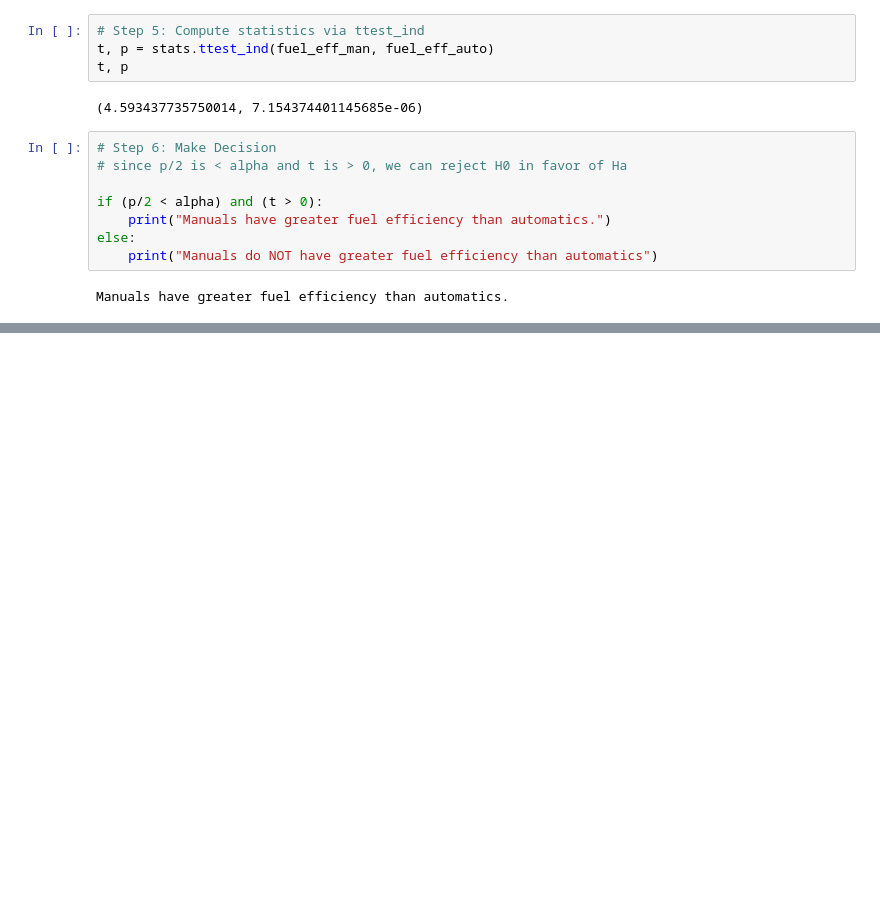
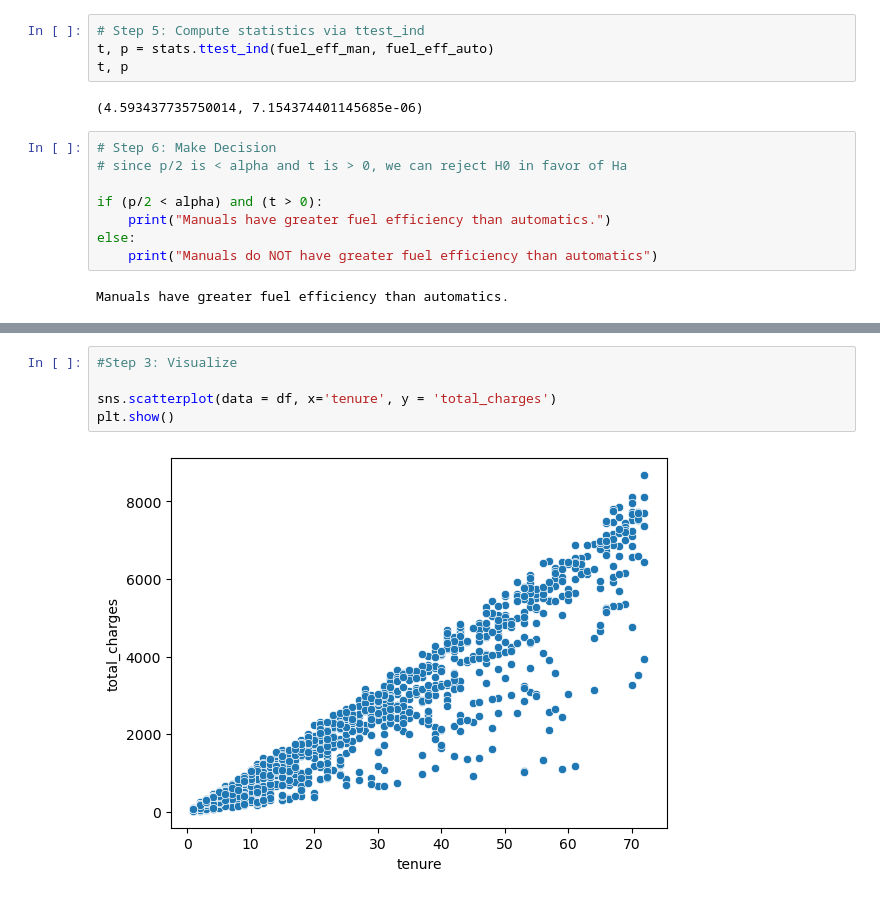
Before and after one commit to corey-hermesch/statistics_exercises, a Jupyter notebook: hypothesis_testing.ipynb, the cells around one changed output, grey strips where cells are left out. Saved outputs shown, nothing was run; the diff lists cells and outputs as text; blank space fills up the shorter version.

```diff
--- a/hypothesis_testing.ipynb
+++ b/hypothesis_testing.ipynb
@@ -312,0 +421,7 @@ Manuals have greater fuel efficiency than automatics.
+# %%
+#Step 3: Visualize
+
+sns.scatterplot(data = df, x='tenure', y = 'total_charges')
+plt.show()
+# %% [output]
+[figure, added]
```
Also changed, not shown: parts of 42 cells of this notebook, 1 other file.
